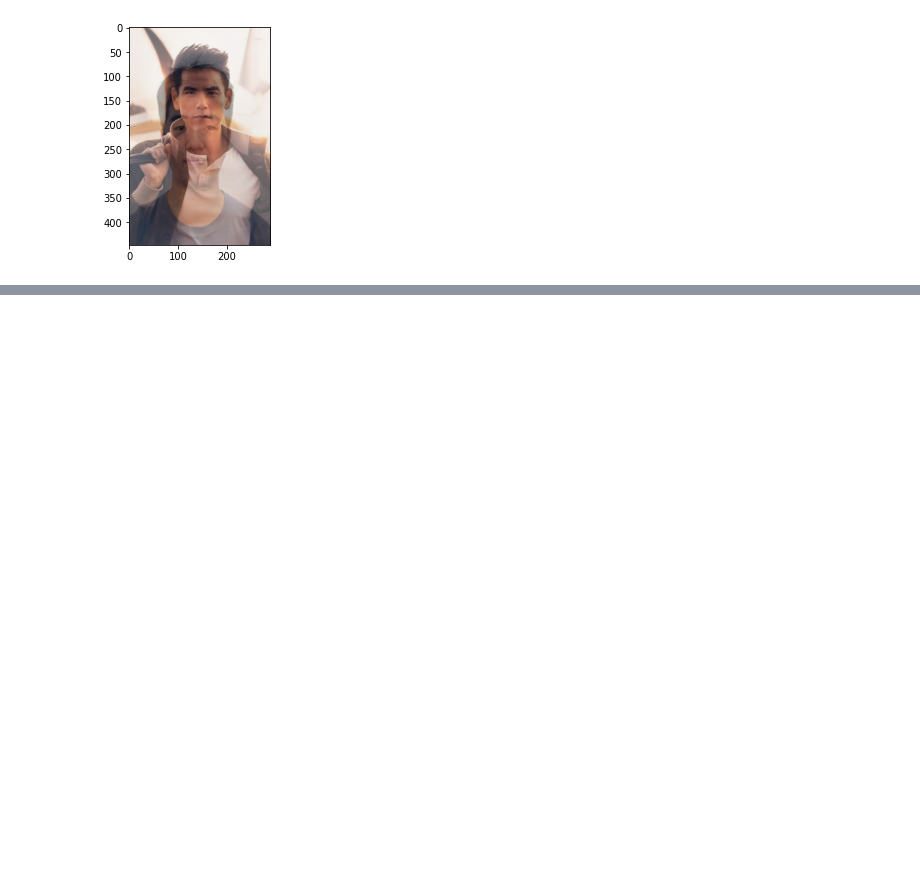
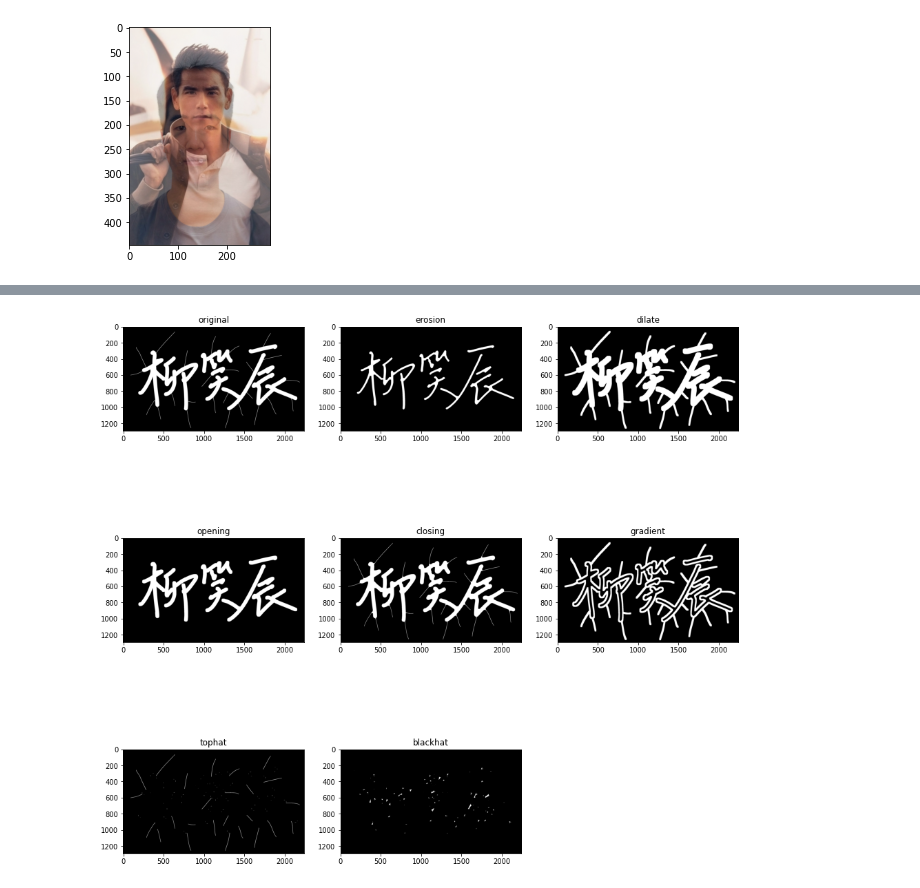
Before and after one commit to alxcy0712/raspberry, a Jupyter notebook: opencv.ipynb, the cells around one changed output, grey strips where cells are left out. Saved outputs shown, nothing was run; the diff lists cells and outputs as text; code cells hidden in the pictures; blank space fills up the shorter version.

```diff
--- a/opencv.ipynb
+++ b/opencv.ipynb
@@ -134,0 +176,25 @@ show(img_add)
+# %%
+img = cv2.imread('lxc_write.jpeg',0)
+ret,img_binary = cv2.threshold(img,127,255,cv2.THRESH_BINARY)       #二值化
+kernel = np.ones((19,19),np.uint8)
+#腐蚀操作
+erosion = cv2.erode(img_binary,kernel,iterations = 1)
+#膨胀操作
+dilate = cv2.dilate(img_binary,kernel,iterations = 1)
+#开运算
+opening = cv2.morphologyEx(img_binary,cv2.MORPH_OPEN,kernel)
+#闭运算
+closing = cv2.morphologyEx(img_binary,cv2.MORPH_CLOSE,kernel)
+#梯度
+gradient = cv2.morphologyEx(img_binary,cv2.MORPH_GRADIENT,kernel)
+#礼帽
+tophat = cv2.morphologyEx(img_binary,cv2.MORPH_TOPHAT,kernel)
+#黑帽
+blackhat = cv2.morphologyEx(img_binary,cv2.MORPH_BLACKHAT,kernel)
+
+
+imgs = [img,erosion,dilate,opening,closing,gradient,tophat,blackhat]
+titles = ['original','erosion','dilate','opening','closing','gradient','tophat','blackhat']
+showList(imgs,titles)
+# %% [output]
+[figure, added]
```
Also changed, not shown: parts of 13 cells of this notebook.
